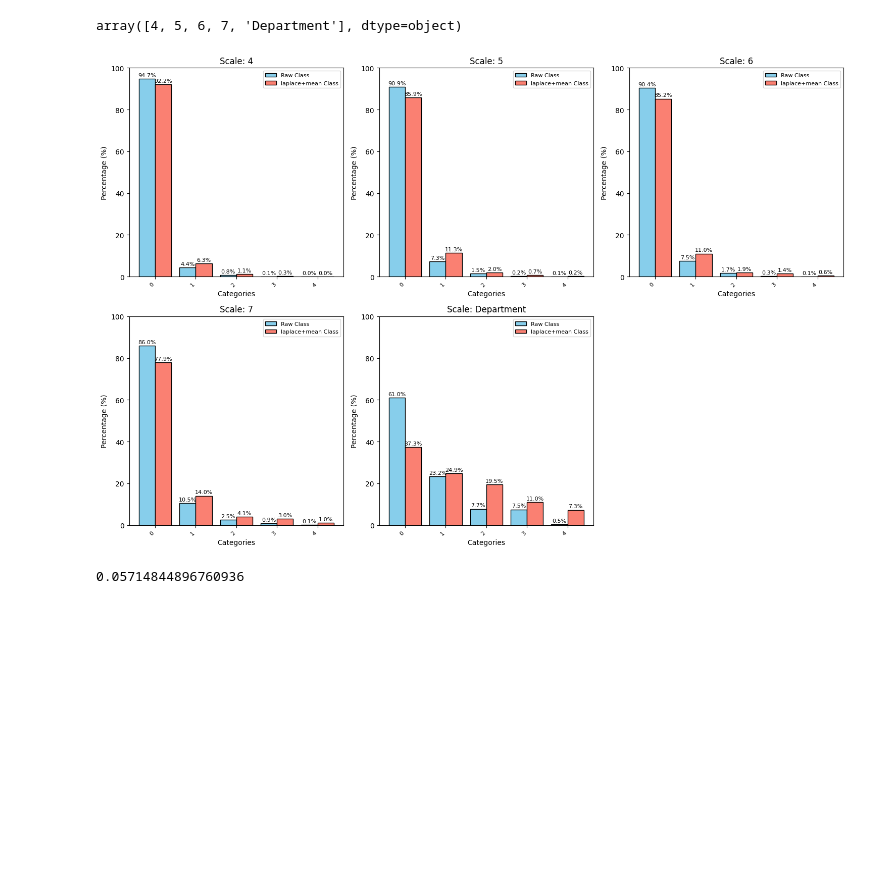
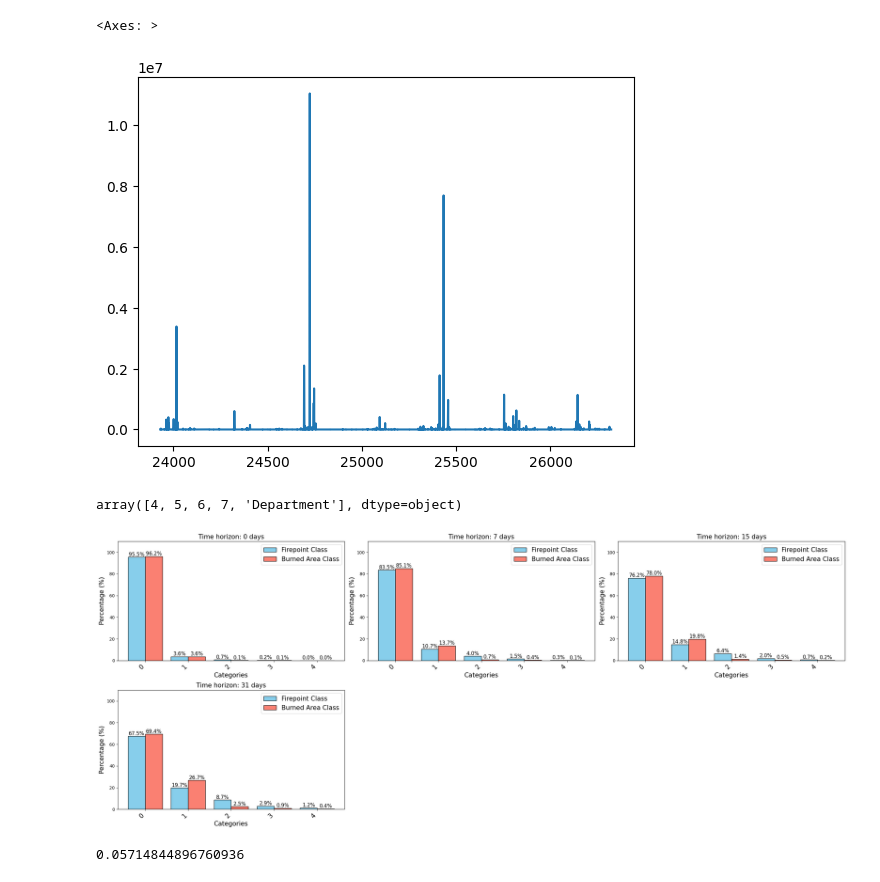
Before and after one commit to NicolasCaronPro/ST-GNN-for-wildifre-prediction, a Jupyter notebook: Prediction/GNN/check_dataframes.ipynb, the cells around one changed output. Drawn from its saved outputs; the diff is of its cells as text; code cells hidden in the pictures; blank space fills up the shorter version.

Commit message:
[Evolution and better train]

```diff
--- a/Prediction/GNN/check_dataframes.ipynb
+++ b/Prediction/GNN/check_dataframes.ipynb
@@ -70,0 +65,6 @@ df_test[(df_test['Scale'] == 4)]
+# %%
+path_to_dfs = Path('bdiff/firepoint/2x2/train//')
+
+name = 'df_full_departement_None_node.pkl'
+
+df_test0 = read_object(name, path_to_dfs)
@@ -71,3 +133,8 @@ df_test[(df_test['Scale'] == 4)]
+# %%
+df_test0[df_test0['departement'] == 11]['burned_area'].plot()
+# %% [output]
+<Axes: >
+[figure, added]
 # %%
 df_test.Scale.unique()
 # %% [output]
@@ -175,10 +260,10 @@ def plot_bar_chart_by_scale(data, column_name_1, column_name_2, scale_column):
         plt.tight_layout()
         plt.show()
 # %%
-df_test.rename({'nbsinister-kmeans-5-Class-Dept' : 'Raw Class', 'nbsinister-kmeans-5-Class-Dept-laplace+mean-Specialized' : 'laplace+mean Class'}, inplace=True, axis=1)
-plot_bar_chart_by_scale(df_test, 'Raw Class', 'laplace+mean Class', 'Scale')
+df_test.rename({'nbsinister-kmeans-5-Class-Dept' : 'Firepoint Class', 'burnedarea-kmeans-5-Class-Dept' : 'Burned Area Class'}, inplace=True, axis=1)
+plot_bar_chart_by_scale(df_test, 'Firepoint Class', 'Burned Area Class', 'Time')
 # %% [output]
-[figure, old version]
+[figure, new version]
 # %%
 df_test[(df_test['Raw Class'] == 0) & (df_test['laplace+mean Class'] > 0)].shape[0] / df_test[(df_test['Raw Class'] == 0)].shape[0]
 # %% [output]
```
Also changed, not shown: parts of 10 cells of this notebook, 48 other files.
